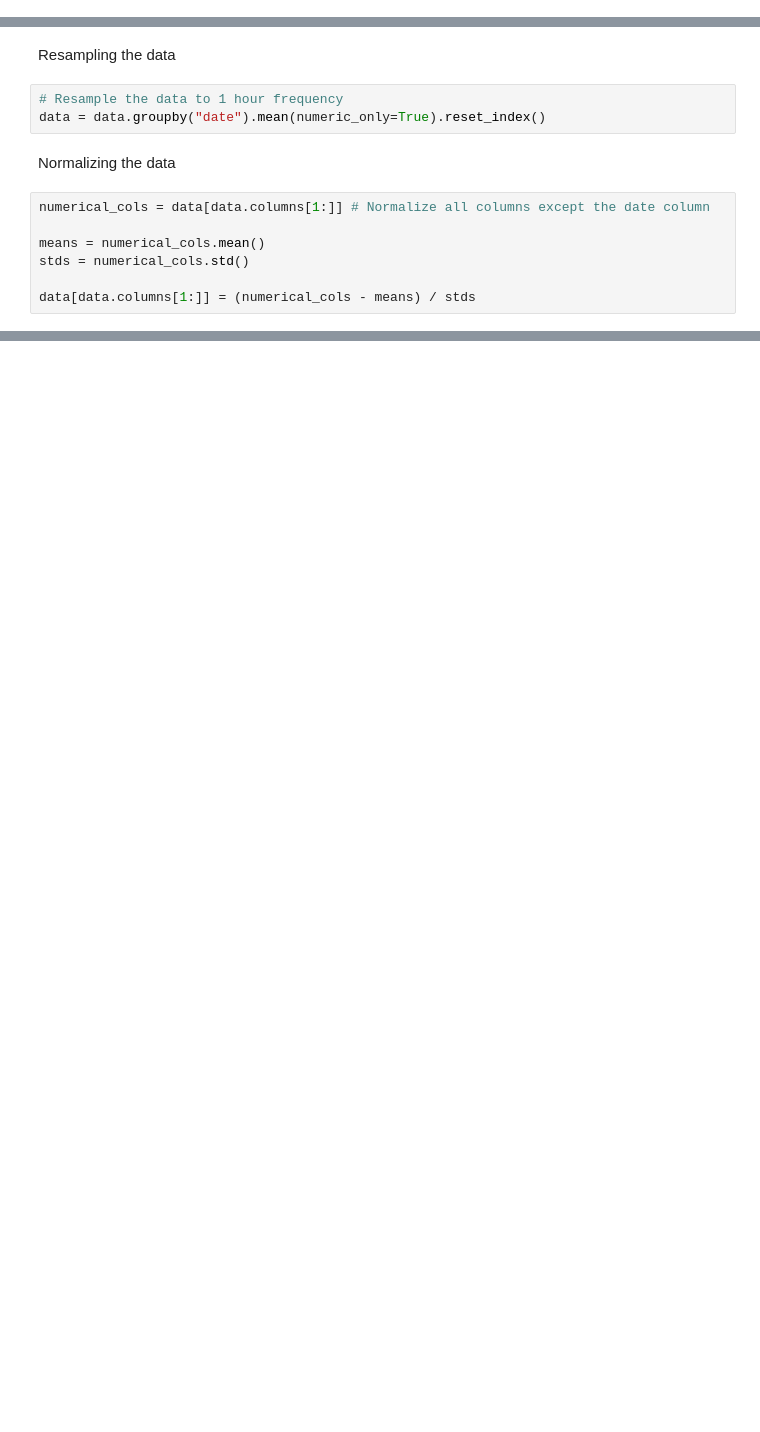
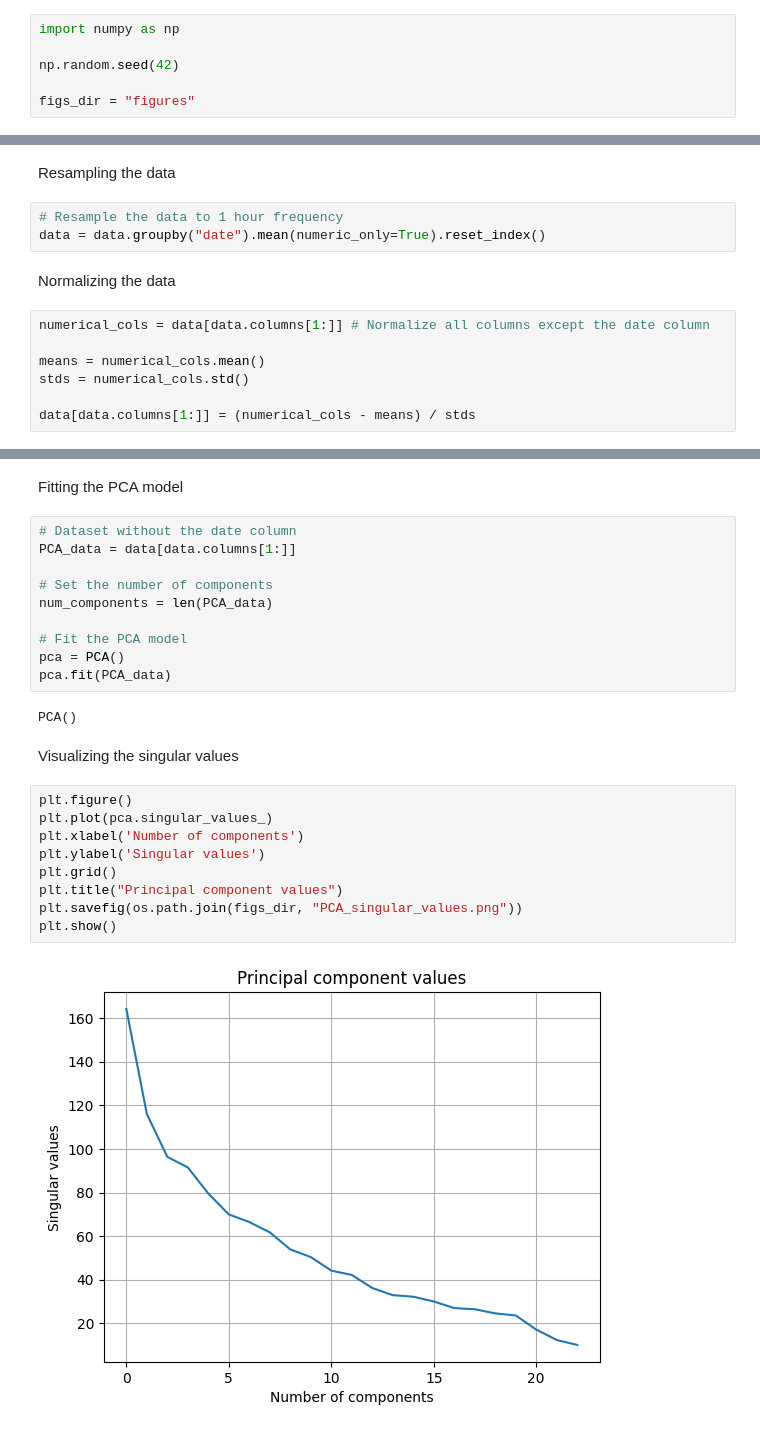
Before and after one commit to EskelinenElias/ADAML-project1, a Jupyter notebook: data_modeling_plan.ipynb, the cells around one changed output, grey strips where cells are left out. Drawn from its saved outputs; the diff is of its cells as text; blank space fills up the shorter version.

```diff
--- a/data_modeling_plan.ipynb
+++ b/data_modeling_plan.ipynb
@@ -35,3 +39,9 @@ Make a modelling plan for your modelling goal. Create a flowchart of the operati
+# %%
+import numpy as np
+
+np.random.seed(42)
+
+figs_dir = "figures"
 # %% [markdown]
 ## Data onboarding
 # %% [markdown]
@@ -87,0 +111,27 @@ data[data.columns[1:]] = (numerical_cols - means) / stds
+# %% [markdown]
+Fitting the PCA model
+# %%
+# Dataset without the date column
+PCA_data = data[data.columns[1:]]
+
+# Set the number of components
+num_components = len(PCA_data)
+
+# Fit the PCA model
+pca = PCA()
+pca.fit(PCA_data)
+# %% [output]
+PCA()
+# %% [markdown]
+Visualizing the singular values
+# %%
+plt.figure()
+plt.plot(pca.singular_values_)
+plt.xlabel('Number of components')
+plt.ylabel('Singular values')
+plt.grid()
+plt.title("Principal component values")
+plt.savefig(os.path.join(figs_dir, "PCA_singular_values.png"))
+plt.show()
+# %% [output]
+[figure, added]
```
Also changed, not shown: parts of 6 cells of this notebook, 2 other files.
